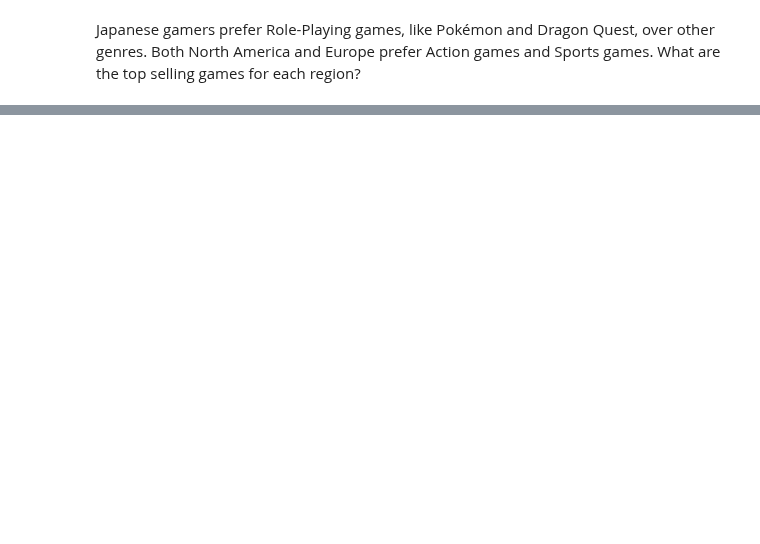
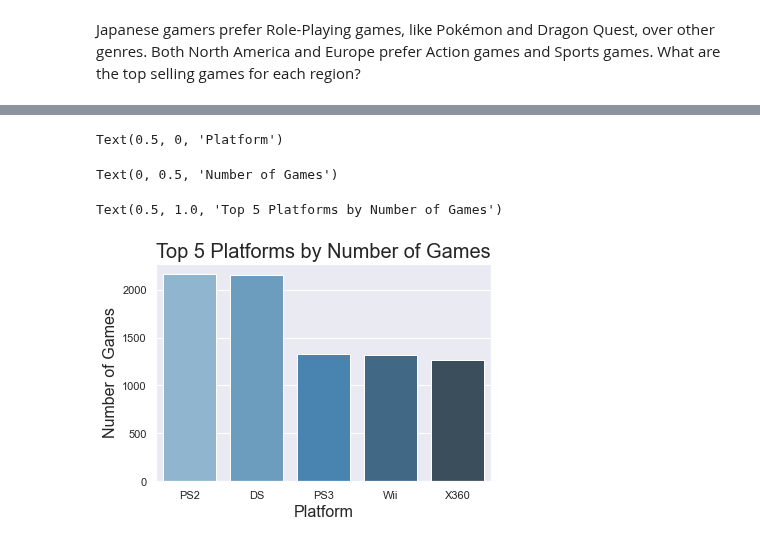
Before and after one commit to arquillen-py/jupyter-books, a Jupyter notebook: VGSales.ipynb, the cells around one changed output, grey strips where cells are left out. Saved outputs shown, nothing was run; the diff lists cells and outputs as text; code cells hidden in the pictures; blank space fills up the shorter version.

```diff
--- a/VGSales.ipynb
+++ b/VGSales.ipynb
@@ -221,0 +358,9 @@ Text(0.5, 1.0, 'Top 5 Japanese Games')
+# %%
+dfCount = df.groupby(by = ["Platform"]).agg("count")
+dfCount = dfCount.reset_index()
+dfCount = dfCount.nlargest(5, "Name", keep = "all")
+dfCount.head(5)
+
+top5Platforms = dfCount["Platform"]
+
+dfCount = df[df["Platform"].isin(top5Platforms)]
@@ -221,0 +374,11 @@ Text(0.5, 1.0, 'Top 5 Japanese Games')
+# %%
+ax1 = sns.countplot(x = dfCount["Platform"], data = df, order = top5Platforms, palette = "Blues_d")
+
+ax1.set_xlabel("Platform", fontsize = 16)
+ax1.set_ylabel("Number of Games", fontsize = 16)
+ax1.set_title("Top 5 Platforms by Number of Games", fontsize = 20)
+# %% [output]
+Text(0.5, 0, 'Platform')
+Text(0, 0.5, 'Number of Games')
+Text(0.5, 1.0, 'Top 5 Platforms by Number of Games')
+[figure, added]
```
Also changed, not shown: parts of 14 cells of this notebook, 2 other files.
